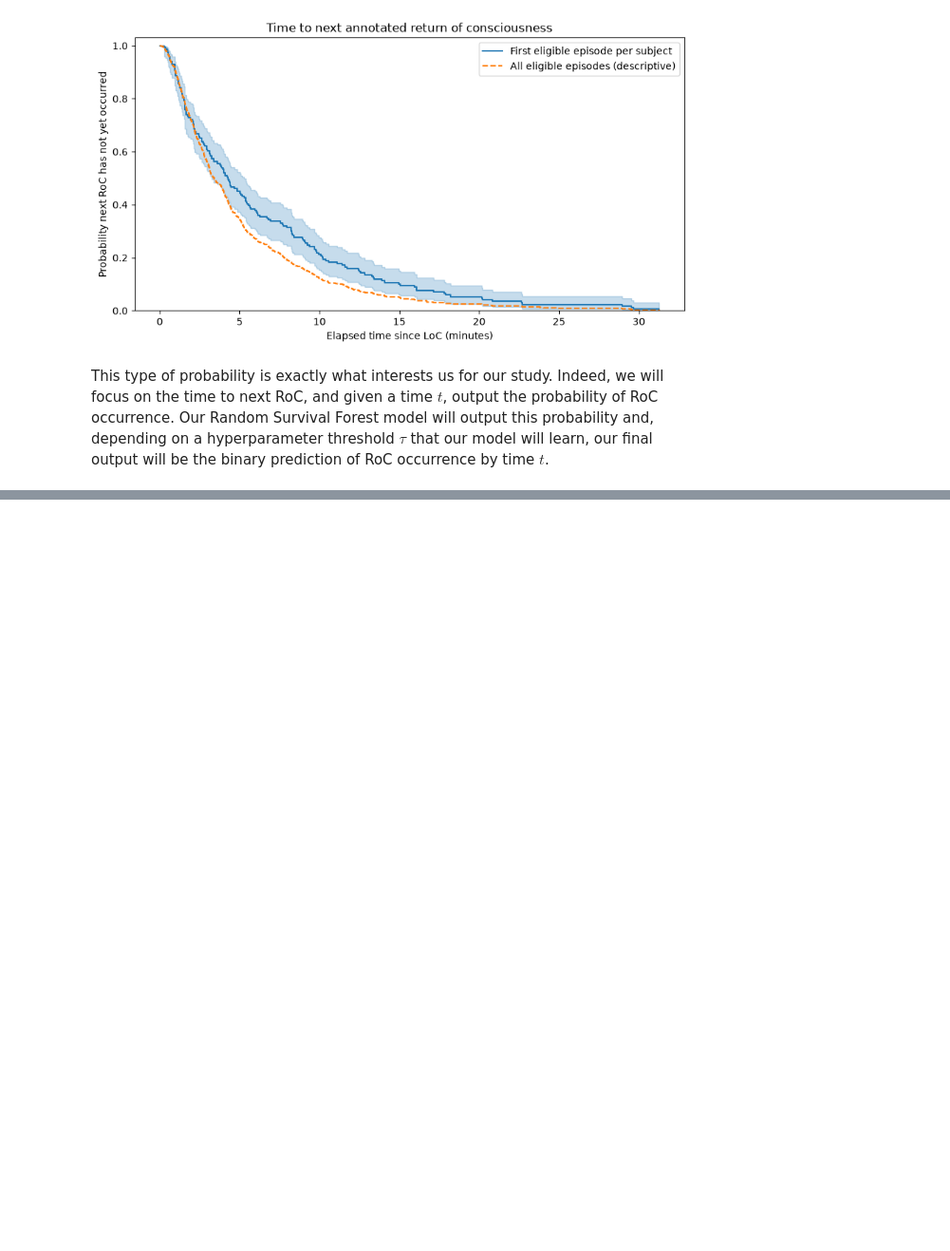
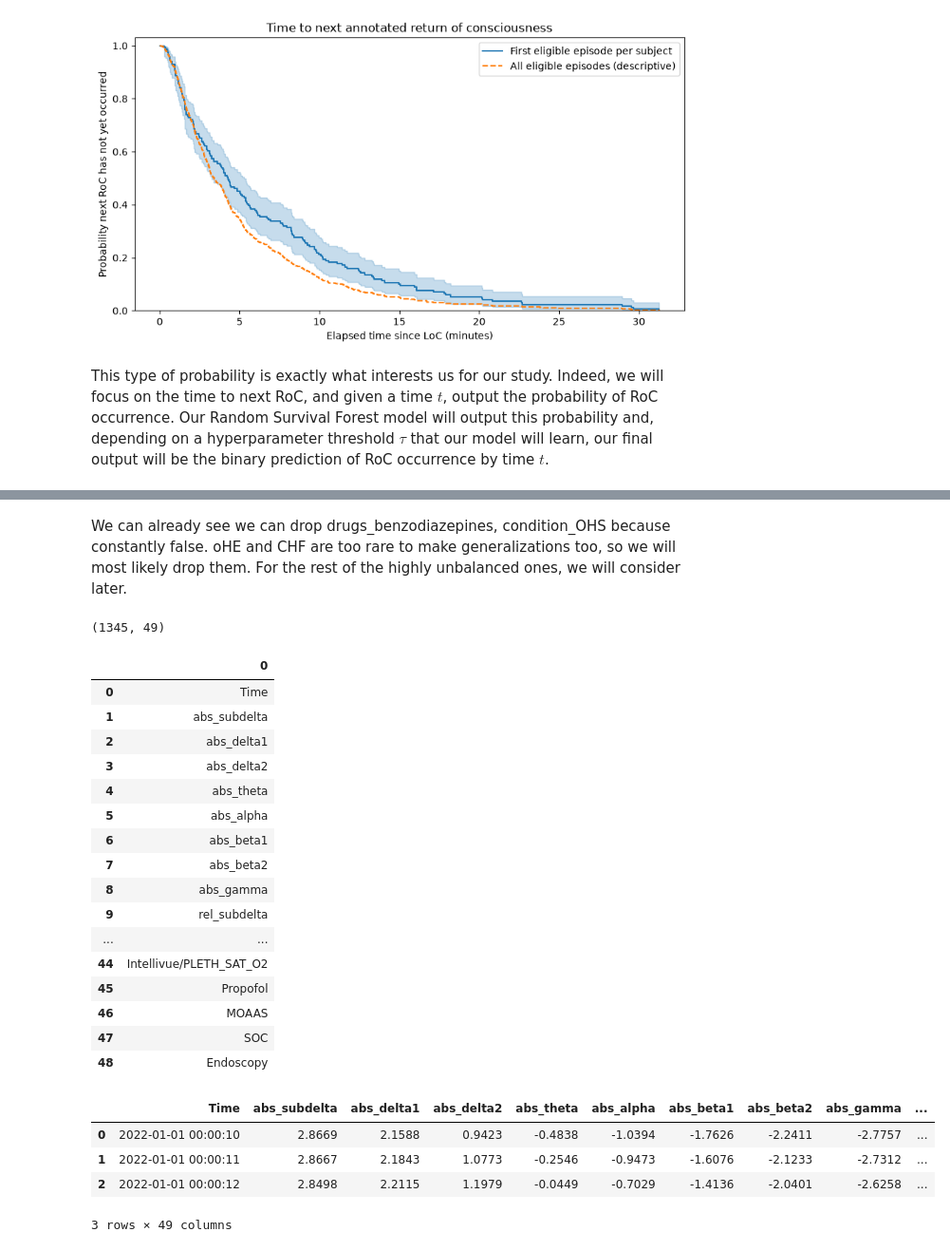
Before and after one commit to pippolin0/EPFL-ICUcockpit, a Jupyter notebook: src/data_analysis/exploratory_analysis.ipynb, the cells around one changed output, grey strips where cells are left out. Shown at 95% size. Drawn from its saved outputs; the diff is of its cells as text; code cells hidden in the pictures; blank space fills up the shorter version.

```diff
--- a/src/data_analysis/exploratory_analysis.ipynb
+++ b/src/data_analysis/exploratory_analysis.ipynb
@@ -501,0 +593,31 @@ This type of probability is exactly what interests us for our study. Indeed, we
+# %% [markdown]
+We can already see we can drop drugs_benzodiazepines, condition_OHS because constantly false. oHE and CHF are too rare to make generalizations too, so we will most likely drop them. For the rest of the highly unbalanced ones, we will consider later.
+# %%
+pEEG_example = pd.read_csv("../../data/pEEG/pEEG/10-003_pEEG.csv", na_values=["?", "NA", ""])
+print(pEEG_example.shape)
+display(pd.DataFrame(pEEG_example.columns))
+pEEG_example.head(3)
+# %% [output]
+(1345, 49)
+|  | 0 |
+| 0 | Time |
+| 1 | abs_subdelta |
+| 2 | abs_delta1 |
+| 3 | abs_delta2 |
+| 4 | abs_theta |
+| 5 | abs_alpha |
+| 6 | abs_beta1 |
+| 7 | abs_beta2 |
+| 8 | abs_gamma |
+| 9 | rel_subdelta |
+| ... | ... |
+| 44 | Intellivue/PLETH_SAT_O2 |
+| 45 | Propofol |
+| 46 | MOAAS |
+| 47 | SOC |
+| 48 | Endoscopy |
+|  | Time | abs_subdelta | abs_delta1 | abs_delta2 | abs_theta | abs_alpha | abs_beta1 | abs_beta2 | abs_gamma | ... |
+| 0 | 2022-01-01 00:00:10 | 2.8669 | 2.1588 | 0.9423 | -0.4838 | -1.0394 | -1.7626 | -2.2411 | -2.7757 | ... |
+| 1 | 2022-01-01 00:00:11 | 2.8667 | 2.1843 | 1.0773 | -0.2546 | -0.9473 | -1.6076 | -2.1233 | -2.7312 | ... |
+| 2 | 2022-01-01 00:00:12 | 2.8498 | 2.2115 | 1.1979 | -0.0449 | -0.7029 | -1.4136 | -2.0401 | -2.6258 | ... |
+3 rows × 49 columns
```
Also changed, not shown: parts of 4 cells of this notebook.
